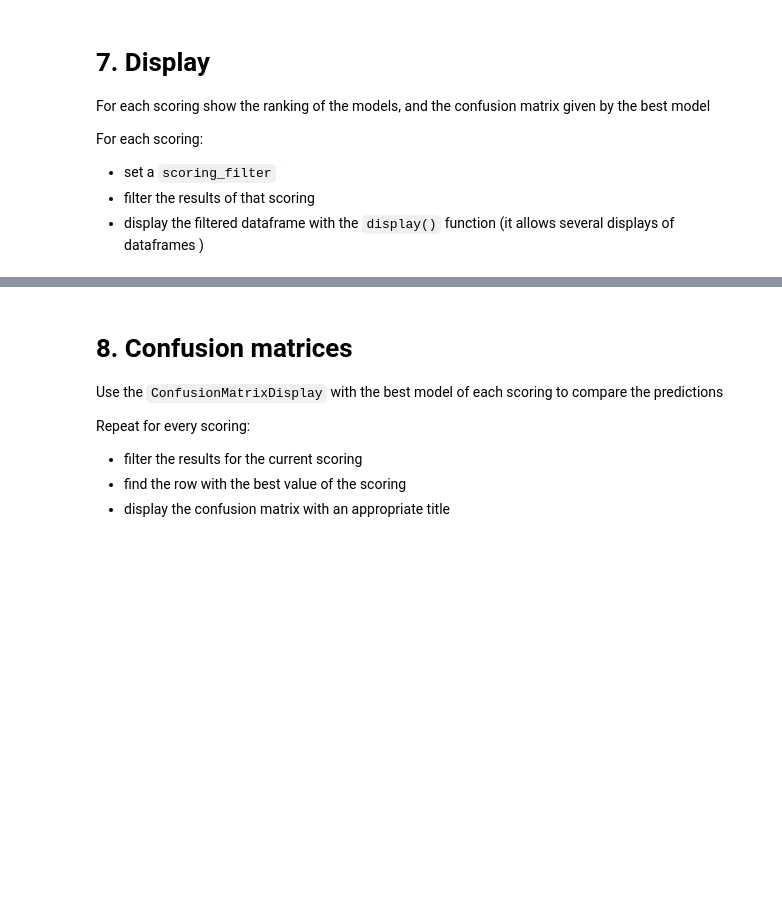
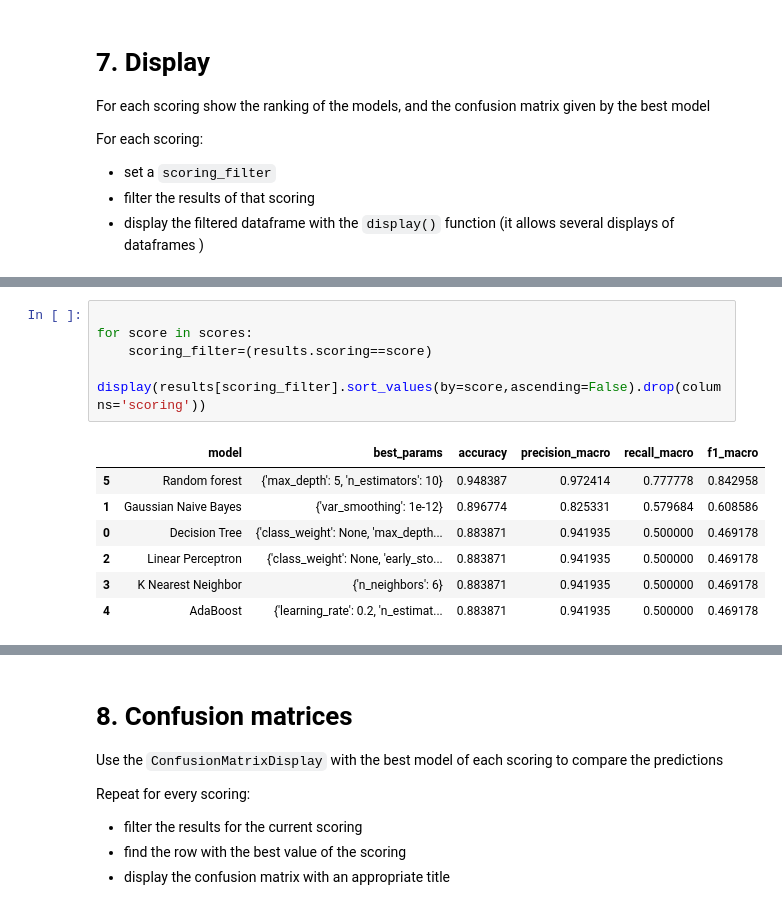
Before and after one commit to carnivuth/datamining, a Jupyter notebook: labs/multi-model-classification/multi-model-classification.ipynb, the cells around one changed output, grey strips where cells are left out. Drawn from its saved outputs; the diff is of its cells as text; blank space fills up the shorter version.

```diff
--- a/labs/multi-model-classification/multi-model-classification.ipynb
+++ b/labs/multi-model-classification/multi-model-classification.ipynb
@@ -249,0 +259,13 @@ Results for scoring "f1_macro"
+# %%
+
+for score in scores:
+    scoring_filter=(results.scoring==score)
+    display(results[scoring_filter].sort_values(by=score,ascending=False).drop(columns='scoring'))
+# %% [output]
+|  | model | best_params | accuracy | precision_macro | recall_macro | f1_macro |
+| 5 | Random forest | {'max_depth': 5, 'n_estimators': 10} | 0.948387 | 0.972414 | 0.777778 | 0.842958 |
+| 1 | Gaussian Naive Bayes | {'var_smoothing': 1e-12} | 0.896774 | 0.825331 | 0.579684 | 0.608586 |
+| 0 | Decision Tree | {'class_weight': None, 'max_depth... | 0.883871 | 0.941935 | 0.500000 | 0.469178 |
+| 2 | Linear Perceptron | {'class_weight': None, 'early_sto... | 0.883871 | 0.941935 | 0.500000 | 0.469178 |
+| 3 | K Nearest Neighbor | {'n_neighbors': 6} | 0.883871 | 0.941935 | 0.500000 | 0.469178 |
+| 4 | AdaBoost | {'learning_rate': 0.2, 'n_estimat... | 0.883871 | 0.941935 | 0.500000 | 0.469178 |
```
Also changed, not shown: parts of 14 cells of this notebook.
